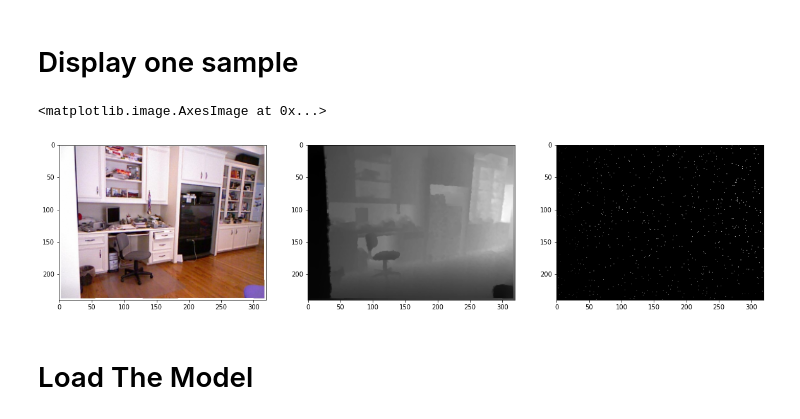
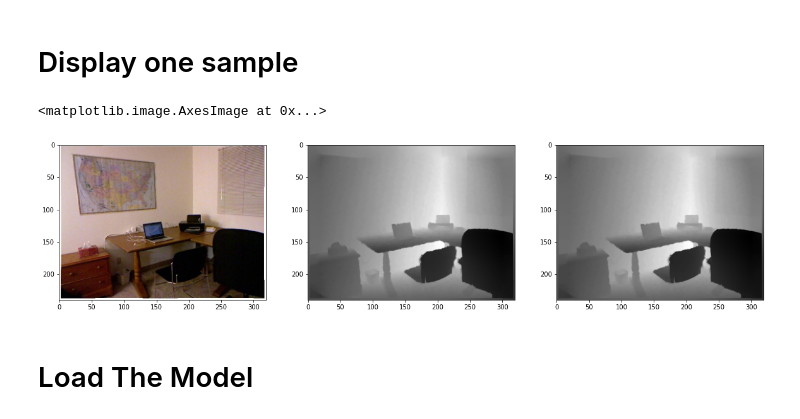
Before and after one commit to fabioscap/vp_project, a Jupyter notebook: test.ipynb, the cells around one changed output. Drawn from its saved outputs; the diff is of its cells as text; code cells hidden in the pictures.

```diff
--- a/test.ipynb
+++ b/test.ipynb
@@ -9,40 +21,48 @@ import model
 
 import matplotlib.pyplot as plt
 
-p = (0.001,0.01)
+p = 1
 depth_sampling = lambda x: utils.sample_depth_random(x,p)
 
 depth_transform = torchvision.transforms.Lambda(depth_sampling)
-data = utils.NYUDepthV2("NYUDepthv2",
+data = utils.NYUDepthV2("../NYUDepthv2",
                         shape=(240,320),
                         depth_transform=depth_transform,
                         )
-loader = DataLoader(data,
-                    batch_size=4,
-                    shuffle=True,
-                    num_workers=4,
-                    pin_memory=True)
 
 train_size = int(0.8*len(data))
 test_size = len(data)-train_size
 
 train_data, test_data = random_split(data,[train_size,test_size])
+
+train_loader = DataLoader(train_data,
+                          batch_size=4,
+                          shuffle=True,
+                          num_workers=4,
+                          pin_memory=True)
+
+test_loader = DataLoader(test_data,
+                          batch_size=4,
+                          shuffle=True,
+                          num_workers=4,
+                          pin_memory=True)
 # %% [markdown]
 # Display one sample
 # %%
 sample = data[int(torch.rand(1).item()*len(data))]
 
 rgb = sample["rgb"]
 depth = sample["depth"]
 depth_t = sample["depth_t"]
 f, (ax1, ax2, ax3) = plt.subplots(1, 3, figsize=(20,5))
 
+
 ax1.imshow(rgb.permute(1,2,0))
-ax2.imshow(depth.permute(1,2,0),cmap="gray")
-ax3.imshow(depth_t.permute(1,2,0),cmap="gray")
+ax2.imshow(depth.squeeze(0),cmap="gray")
+ax3.imshow(depth_t.squeeze(0),cmap="gray")
 # %% [output]
 <matplotlib.image.AxesImage at 0x...>
-[figure, old version]
+[figure, new version]
 # %% [markdown]
 # Load The Model
 # %%
```
Also changed, not shown: parts of 10 cells of this notebook, 1 other file.
